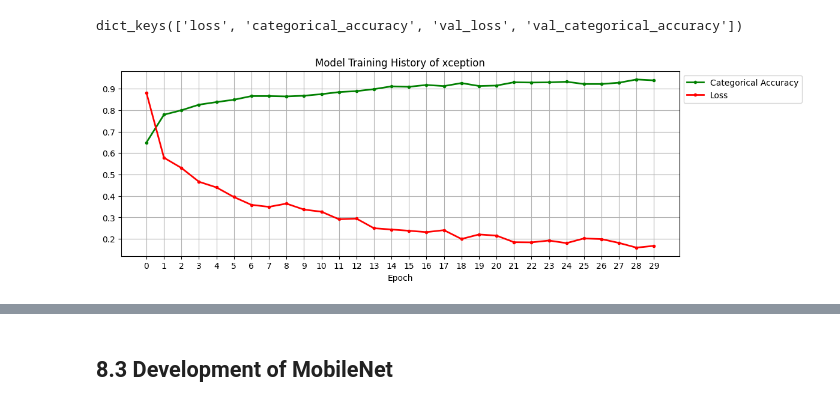
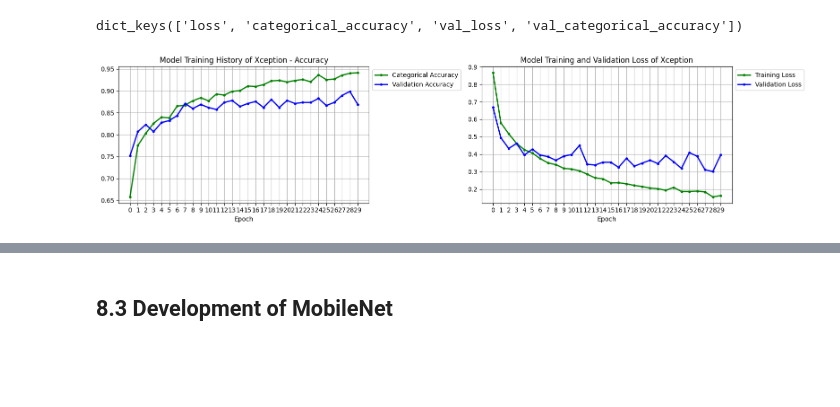
Before and after one commit to 87tana/ImageObjectClassification_NetworkComparison, a Jupyter notebook: Brain_Tumor_Classification_modified.ipynb, the cells around one changed output, grey strips where cells are left out. Drawn from its saved outputs; the diff is of its cells as text; code cells hidden in the pictures; blank space fills up the shorter version.

```diff
--- a/Brain_Tumor_Classification_modified.ipynb
+++ b/Brain_Tumor_Classification_modified.ipynb
@@ -467,14 +468,31 @@ print(train_history_xception.history.keys())
 # %% [output]
 dict_keys(['loss', 'categorical_accuracy', 'val_loss', 'val_categorical_accuracy'])
 # %%
-plt.figure(figsize=(12, 4))
+# Plot Categorical Accuracy and Validation Accuracy
+plt.figure(figsize=(16, 4))
+plt.subplot(1, 2, 1)
 plt.grid(True)
 plt.plot(train_history_xception.history['categorical_accuracy'], '.g-', linewidth=2, label='Categorical Accuracy')
-plt.plot(train_history_xception.history['loss'], '.r-', linewidth=2, label='Loss')
-plt.title('Model Training History of xception')
+plt.plot(train_history_xception.history['val_categorical_accuracy'], '.b-', linewidth=2, label='Validation Accuracy')
+plt.title('Model Training History of Xception - Accuracy')
 plt.xlabel('Epoch')
 plt.xticks(range(len(train_history_xception.history['categorical_accuracy'])))
 plt.legend(loc='upper left', bbox_to_anchor=(1, 1))
+
+# Plot Training Loss and Validation Loss
+plt.subplot(1, 2, 2)
+plt.grid(True)
+plt.plot(train_history_xception.history['loss'], '.g-', label='Training Loss', linewidth=2)
+
+if 'val_loss' in train_history_xception.history:
+    plt.plot(train_history_xception.history['val_loss'], '.b-', label='Validation Loss', linewidth=2)
+
+plt.title('Model Training and Validation Loss of Xception')
+plt.xlabel('Epoch')
+plt.xticks(range(len(train_history_xception.history['loss'])))
+plt.legend(loc='upper left', bbox_to_anchor=(1, 1))
+
+plt.tight_layout()
 plt.show()
 # %% [output]
-[figure, old version]
+[figure, new version]
```
Also changed, not shown: parts of 45 cells of this notebook.
